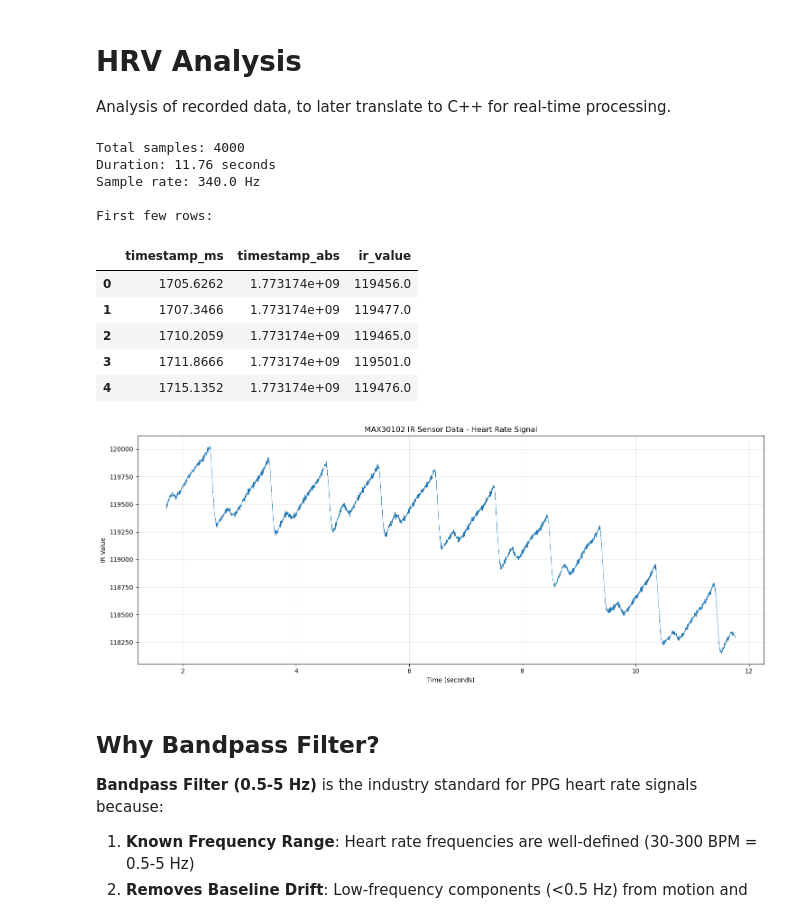
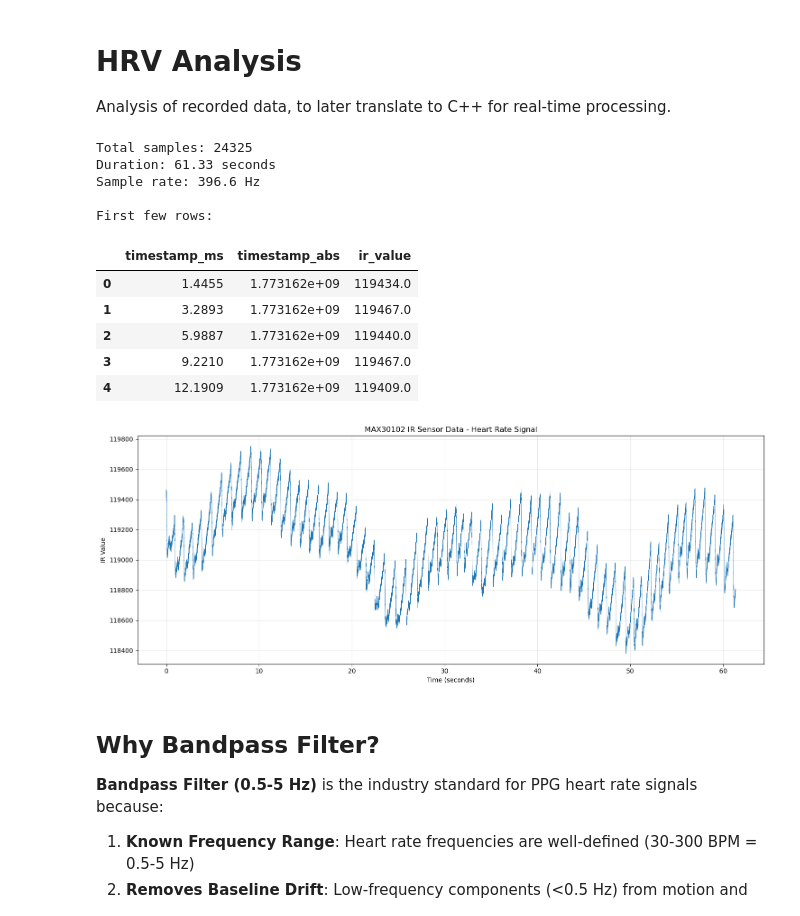
Before and after one commit to tomgelhorn/trakkwatch, a Jupyter notebook: working_code/hrv/hrv_analysis.ipynb, the cells around one changed output. Saved outputs shown, nothing was run; the diff lists cells and outputs as text; code cells hidden in the pictures.

```diff
--- a/working_code/hrv/hrv_analysis.ipynb
+++ b/working_code/hrv/hrv_analysis.ipynb
@@ -4,29 +4,29 @@ Analysis of recorded data, to later translate to C++ for real-time processing.
 # %%
 import pandas as pd
 import matplotlib.pyplot as plt
 import numpy as np
 
 # Load the CSV file
-df = pd.read_csv('hrv_data_20260310_212416.csv')
+df = pd.read_csv('hrv_data_20260310_180552.csv')
 
 # Display basic information
 print(f"Total samples: {len(df)}")
 print(f"Duration: {df['timestamp_ms'].iloc[-1] / 1000:.2f} seconds")
 print(f"Sample rate: {len(df) / (df['timestamp_ms'].iloc[-1] / 1000):.1f} Hz")
 print("\nFirst few rows:")
 df.head()
 # %% [output]
-Total samples: 4000
-Duration: 11.76 seconds
-Sample rate: 340.0 Hz
+Total samples: 24325
+Duration: 61.33 seconds
+Sample rate: 396.6 Hz
 
 First few rows:
 |  | timestamp_ms | timestamp_abs | ir_value |
-| 0 | 1705.6262 | 1.773174e+09 | 119456.0 |
-| 1 | 1707.3466 | 1.773174e+09 | 119477.0 |
-| 2 | 1710.2059 | 1.773174e+09 | 119465.0 |
-| 3 | 1711.8666 | 1.773174e+09 | 119501.0 |
-| 4 | 1715.1352 | 1.773174e+09 | 119476.0 |
+| 0 | 1.4455 | 1.773162e+09 | 119434.0 |
+| 1 | 3.2893 | 1.773162e+09 | 119467.0 |
+| 2 | 5.9887 | 1.773162e+09 | 119440.0 |
+| 3 | 9.2210 | 1.773162e+09 | 119467.0 |
+| 4 | 12.1909 | 1.773162e+09 | 119409.0 |
 # %%
 # Plot IR value over time
 plt.figure(figsize=(15, 6))
@@ -38,7 +38,7 @@ plt.grid(True, alpha=0.3)
 plt.tight_layout()
 plt.show()
 # %% [output]
-[figure, old version]
+[figure, new version]
 # %% [markdown]
 ## Why Bandpass Filter?
 
```
Also changed, not shown: parts of 5 cells of this notebook, 9 other files.
